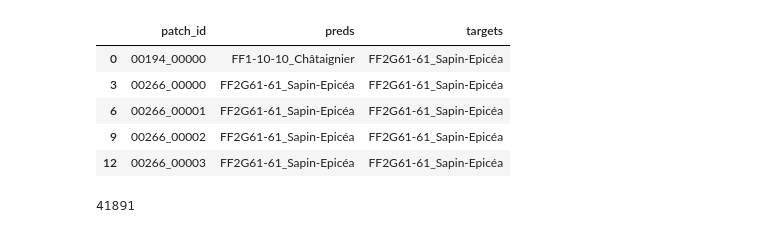
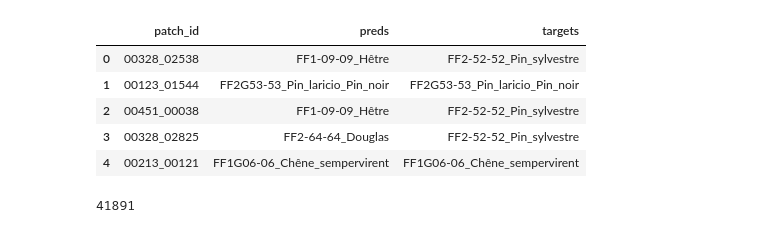
Before and after one commit to IGNF/myria3d, a Jupyter notebook: PureForestID-prediction-by-polygon.ipynb, the cells around one changed output. Cells and saved outputs as stored; diff of their text form; code cells hidden in the pictures.

```diff
--- a/PureForestID-prediction-by-polygon.ipynb
+++ b/PureForestID-prediction-by-polygon.ipynb
@@ -20,35 +20,35 @@ Index(['split', 'patch_num', 'bdforet_identifier', 'bdforet_cat_code',
 | 3 | val | 00035_00003 | FORESTIE0000000000100093 | FF1-14-14 | Forêt fermée de robinier pur | 14 |
 | 4 | val | 00035_00004 | FORESTIE0000000000100093 | FF1-14-14 | Forêt fermée de robinier pur | 14 |
 # %%
-PREDICTIONS_FOLDER_VAL = Path("/mnt/store-lidarhd/projet-LHD/IA/MYRIA3D-SHARED-WORKSPACE/CGaydon/runs/2023-11-03/17-47-28")
-PREDICTIONS_FOLDER_TEST = Path("/mnt/store-lidarhd/projet-LHD/IA/MYRIA3D-SHARED-WORKSPACE/CGaydon/runs/2023-11-03/17-46-48/")
+PREDICTIONS_FOLDER_VAL = Path("/mnt/store-lidarhd/projet-LHD/IA/MYRIA3D-SHARED-WORKSPACE/CGaydon/runs/2023-11-06/17-37-05")
+PREDICTIONS_FOLDER_TEST = Path("/mnt/store-lidarhd/projet-LHD/IA/MYRIA3D-SHARED-WORKSPACE/CGaydon/runs/2023-11-06/17-36-40")
 df_val = pd.read_csv(PREDICTIONS_FOLDER_VAL / "predictions.csv")
 df_test = pd.read_csv(PREDICTIONS_FOLDER_TEST / "predictions.csv")
 df = pd.concat([df_val, df_test])
 df = df.drop_duplicates("patch_id",keep="first")
 
 mapping = {0: "FF1-09-09_Hêtre",
   1: "FF1-10-10_Châtaignier",
   2: "FF1-14-14_Robinier",
   3: "FF1G01-01_Chêne_décidus",
   4: "FF1G06-06_Chêne_sempervirent",
   5: "FF2-51-51_Pin_maritime",
   6: "FF2-52-52_Pin_sylvestre",
   7: "FF2-57-57_Pin_alep",
   8: "FF2-63-63-Mélèze",
   9: "FF2-64-64_Douglas",
   10: "FF2G53-53_Pin_laricio_Pin_noir",
   11: "FF2G61-61_Sapin-Epicéa"}
 df["targets"] = df["targets"].apply(lambda t: mapping[t])
 df["preds"] = df["preds"].apply(lambda t: mapping[t])
 df.head()
 # %% [output]
 |  | patch_id | preds | targets |
-| 0 | 00194_00000 | FF1-10-10_Châtaignier | FF2G61-61_Sapin-Epicéa |
-| 3 | 00266_00000 | FF2G61-61_Sapin-Epicéa | FF2G61-61_Sapin-Epicéa |
-| 6 | 00266_00001 | FF2G61-61_Sapin-Epicéa | FF2G61-61_Sapin-Epicéa |
-| 9 | 00266_00002 | FF2G61-61_Sapin-Epicéa | FF2G61-61_Sapin-Epicéa |
-| 12 | 00266_00003 | FF2G61-61_Sapin-Epicéa | FF2G61-61_Sapin-Epicéa |
+| 0 | 00328_02538 | FF1-09-09_Hêtre | FF2-52-52_Pin_sylvestre |
+| 1 | 00123_01544 | FF2G53-53_Pin_laricio_Pin_noir | FF2G53-53_Pin_laricio_Pin_noir |
+| 2 | 00451_00038 | FF1-09-09_Hêtre | FF2-52-52_Pin_sylvestre |
+| 3 | 00328_02825 | FF2-64-64_Douglas | FF2-52-52_Pin_sylvestre |
+| 4 | 00213_00121 | FF1G06-06_Chêne_sempervirent | FF1G06-06_Chêne_sempervirent |
 # %%
 merge = gdf.merge(df, left_on="patch_num", right_on="patch_id", how="inner")
 # merge["OK"] = (merge["preds"] == merge["targets"]).astype(int)
```
Also changed, not shown: parts of 9 cells of this notebook.
